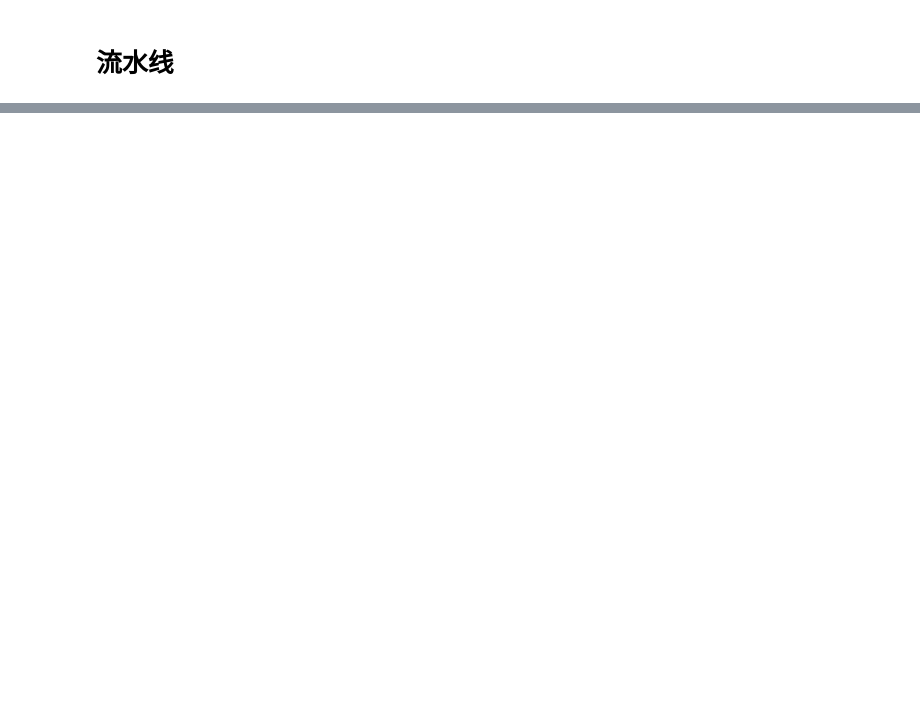
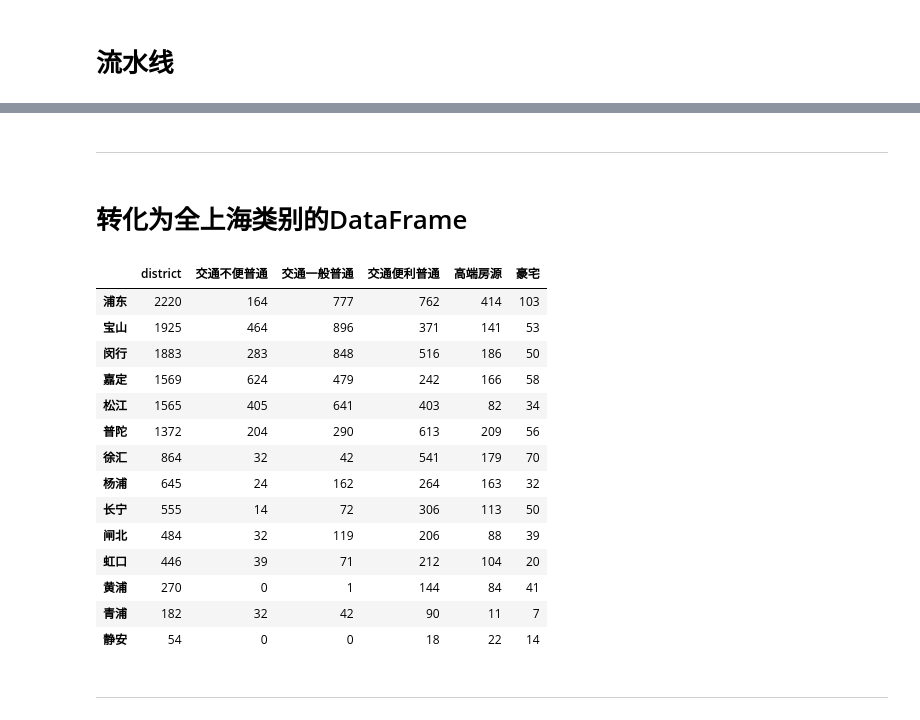
Before and after one commit to brandonchow1997/ziroom_ml_analysis, a Jupyter notebook: shanghai_houseprice_analysis.ipynb, the cells around one changed output, grey strips where cells are left out. Drawn from its saved outputs; the diff is of its cells as text; code cells hidden in the pictures; blank space fills up the shorter version.

```diff
--- a/shanghai_houseprice_analysis.ipynb
+++ b/shanghai_houseprice_analysis.ipynb
@@ -145,0 +343,4 @@ array([[ 0.        ,  0.        ,  1.        , ..., -1.1958562 ,
+# %% [markdown]
+---
+# %% [markdown]
+# 转化为全上海类别的DataFrame
@@ -145,0 +353,35 @@ array([[ 0.        ,  0.        ,  1.        , ..., -1.1958562 ,
+# %%
+low_type = Series(low_type)
+normal_type = Series(normal_type)
+mid_type = Series(mid_type)
+high_type = Series(high_type)
+expensive_type = Series(expensive_type)
+# %%
+temp_pd = DataFrame(housing_data['district'].value_counts())
+# %%
+# '交通不便普通','交通一般普通','交通便利普通','高端房源','豪宅'
+temp_pd.insert(1,'交通不便普通',low_type)
+temp_pd.insert(2,'交通一般普通',normal_type)
+temp_pd.insert(3,'交通便利普通',mid_type)
+temp_pd.insert(4,'高端房源',high_type)
+temp_pd.insert(5,'豪宅',expensive_type)
+# %%
+shanghai_housing = temp_pd.fillna(0).astype(int)
+# %%
+shanghai_housing
+# %% [output]
+|  | district | 交通不便普通 | 交通一般普通 | 交通便利普通 | 高端房源 | 豪宅 |
+| 浦东 | 2220 | 164 | 777 | 762 | 414 | 103 |
+| 宝山 | 1925 | 464 | 896 | 371 | 141 | 53 |
+| 闵行 | 1883 | 283 | 848 | 516 | 186 | 50 |
+| 嘉定 | 1569 | 624 | 479 | 242 | 166 | 58 |
+| 松江 | 1565 | 405 | 641 | 403 | 82 | 34 |
+| 普陀 | 1372 | 204 | 290 | 613 | 209 | 56 |
+| 徐汇 | 864 | 32 | 42 | 541 | 179 | 70 |
+| 杨浦 | 645 | 24 | 162 | 264 | 163 | 32 |
+| 长宁 | 555 | 14 | 72 | 306 | 113 | 50 |
+| 闸北 | 484 | 32 | 119 | 206 | 88 | 39 |
+| 虹口 | 446 | 39 | 71 | 212 | 104 | 20 |
+| 黄浦 | 270 | 0 | 1 | 144 | 84 | 41 |
+| 青浦 | 182 | 32 | 42 | 90 | 11 | 7 |
+| 静安 | 54 | 0 | 0 | 18 | 22 | 14 |
@@ -145,0 +390,2 @@ array([[ 0.        ,  0.        ,  1.        , ..., -1.1958562 ,
+# %% [markdown]
+---
```
Also changed, not shown: parts of 58 cells of this notebook, 2 other files.
